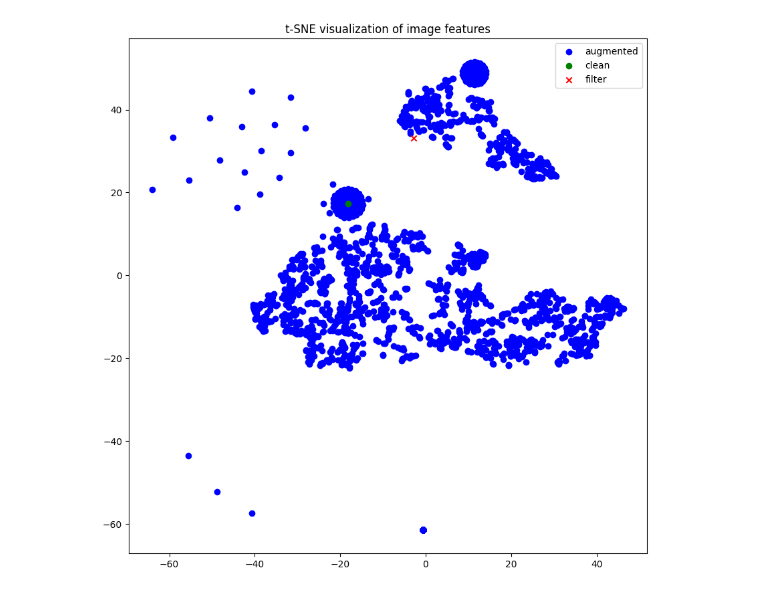
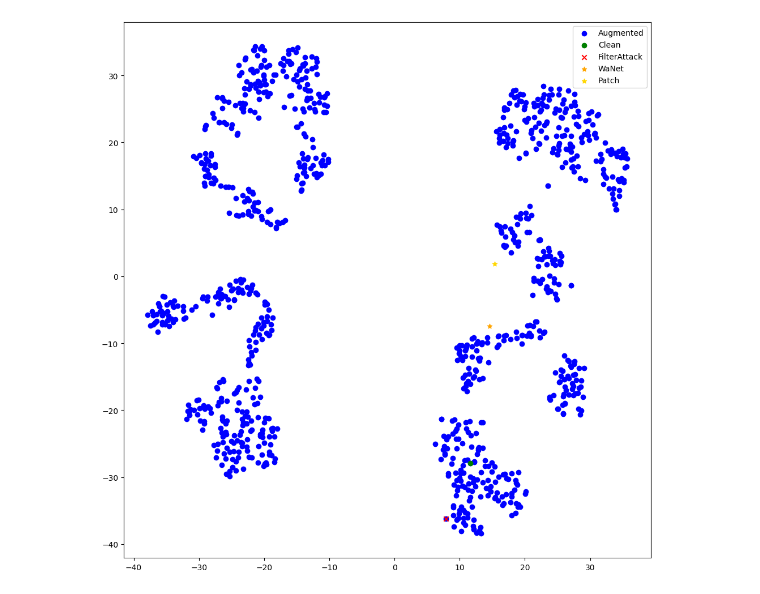
Before and after one commit to Zhang-Henry/badencoder_filter, a Jupyter notebook: visualize/insight.ipynb, the cells around one changed output. Saved outputs shown, nothing was run; the diff lists cells and outputs as text; code cells hidden in the pictures.

```diff
--- a/visualize/insight.ipynb
+++ b/visualize/insight.ipynb
@@ -29,17 +29,17 @@ test_transform_cifar10 = transforms.Compose([
 
 # Define the transform
 finetune_transform_cifar10 = transforms.Compose([
-    # transforms.RandomHorizontalFlip(p=0.5),
-    transforms.RandomApply([transforms.ColorJitter(0.4, 0.4, 0.4, 0.1)], p=0.8),
-    transforms.RandomGrayscale(p=0.2),
+    transforms.RandomHorizontalFlip(p=0.5),
+    transforms.RandomApply([transforms.ColorJitter(0.4, 0.4, 0.4, 0.1)], p=1),
+    transforms.RandomGrayscale(p=0.5),
     transforms.ToTensor(),
     transforms.Normalize([0.4914, 0.4822, 0.4465], [0.2023, 0.1994, 0.2010])
 ])
 
 # Load the image
-img_path = '../data/cifar10/test/image_2_label_[8].jpeg'  # Replace with the path to the image file
+img_path = '../data/cifar10/test/image_9922_label_[5].jpeg'  # Replace with the path to the image file
 original_image = Image.open(img_path).convert('RGB')
 
 # Let's assume we want to generate 100 transformed versions of the image
-num_samples = 2000
+num_samples = 1000
 all_transformed_images = []
@@ -46,7 +129,4 @@ all_transformed_images = []
 # %%
-
-
-
 # Load a pretrained encoder
 # Here we will use resnet18 as an example of an encoder, but this could be any model
 
@@ -62,11 +142,12 @@ net=net.cuda().eval()
 # Ensure the encoder is in evaluation mode
 encoder.eval()
 
-
 # Apply the transformation multiple times to the image
 for _ in range(num_samples):
     transformed_image = finetune_transform_cifar10(original_image)
     all_transformed_images.append(transformed_image)
+
+
 
 transformed_image_clean = test_transform_cifar10(original_image)
 all_transformed_images.append(transformed_image_clean) # clean image
@@ -75,6 +156,14 @@ img_backdoor_filter=net(transformed_image_clean.unsqueeze(0).cuda())
 img_backdoor_filter=clamp_batch_images(img_backdoor_filter,args).squeeze(0).detach().cpu() # filter image
 
 all_transformed_images.append(img_backdoor_filter)
+
+
+img_wanet = wanet(test_transform_cifar10(original_image)).squeeze(0)
+all_transformed_images.append(img_wanet)
+
+
+img_patch = patch_backdoor(original_image)
+all_transformed_images.append(img_patch)
 
 # Convert list of tensors to a single tensor
 all_transformed_images_tensor = torch.stack(all_transformed_images).cuda()
@@ -86,24 +175,30 @@ with torch.no_grad():
     encoded_features = encoder(all_transformed_images_tensor)
 
 features_np = encoded_features[0].detach().cpu().numpy()
-
 # Perform t-SNE
 tsne = TSNE(n_components=2, random_state=0)
 features_tsne = tsne.fit_transform(features_np)
-
-transformed_aug = features_tsne[:-2]
-transformed_clean = features_tsne[-2:-1]
-transformed_filter = features_tsne[-1:]
-
-# Plotting the t-SNE reduced features
-plt.figure(figsize=(10, 10))
-plt.scatter(transformed_aug[:, 0], transformed_aug[:, 1], c='blue', label='augmented')
-plt.scatter(transformed_clean[:, 0], transformed_clean[:, 1], c='green', label='clean')
-plt.scatter(transformed_filter[:, 0], transformed_filter[:, 1], c='red', label='filter', marker='x')
-plt.title('t-SNE visualization of image features')
-# plt.xlabel('Component 1')
-# plt.ylabel('Component 2')
-plt.legend()
-plt.show()
-# %% [output]
-[figure, removed]
+# %%
+transformed_aug = features_tsne[:-2]
+transformed_clean = features_tsne[-4:-3]
+transformed_filter = features_tsne[-3:-2]
+transformed_wanet = features_tsne[-2:-1]
+transformed_patch = features_tsne[-1:]
+# transformed_aug = np.array([i for i in transformed_aug if i[1]<20])
+# Plotting the t-SNE reduced features
+plt.figure(figsize=(10, 10))
+plt.scatter(transformed_aug[:, 0], transformed_aug[:, 1], c='blue', label='Augmented')
+plt.scatter(transformed_clean[:, 0], transformed_clean[:, 1], c='green', label='Clean')
+plt.scatter(transformed_filter[:, 0], transformed_filter[:, 1], c='red', label='FilterAttack', marker='x')
+plt.scatter(transformed_wanet[:, 0], transformed_wanet[:, 1], c='orange', label='WaNet', marker='*')
+plt.scatter(transformed_patch[:, 0], transformed_patch[:, 1], c='gold', label='Patch', marker='*')
+
+# plt.title('t-SNE visualization of image features')
+# plt.xlabel('Component 1')
+# plt.ylabel('Component 2')
+plt.legend()
+plt.tight_layout()
+plt.savefig('TSNE/insight_origin.png')
+plt.show()
+# %% [output]
+[figure, added]
```
Also changed, not shown: parts of 2 cells of this notebook, 53 other files.
